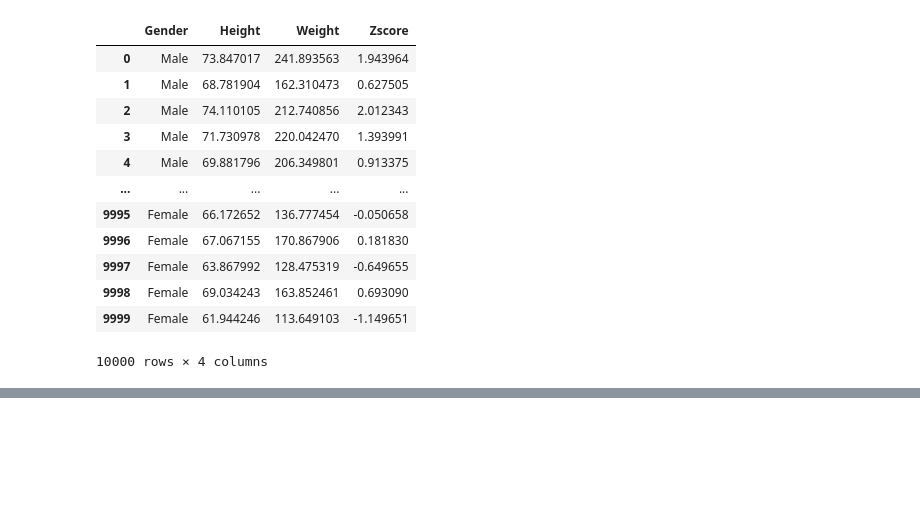
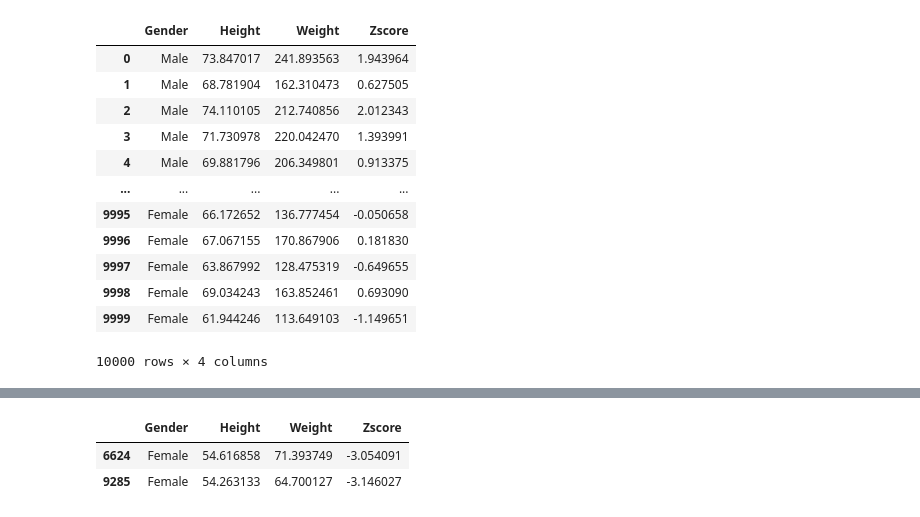
Before and after one commit to VyshnaviKarakatla/statistics-notebooks, a Jupyter notebook: _05_statistics.ipynb, the cells around one changed output, grey strips where cells are left out. Saved outputs shown, nothing was run; the diff lists cells and outputs as text; code cells hidden in the pictures; blank space fills up the shorter version.

```diff
--- a/_05_statistics.ipynb
+++ b/_05_statistics.ipynb
@@ -356,0 +370,6 @@ data
+# %%
+data[data.Zscore<-3]
+# %% [output]
+|  | Gender | Height | Weight | Zscore |
+| 6624 | Female | 54.616858 | 71.393749 | -3.054091 |
+| 9285 | Female | 54.263133 | 64.700127 | -3.146027 |
```
Also changed, not shown: parts of 2 cells of this notebook.
